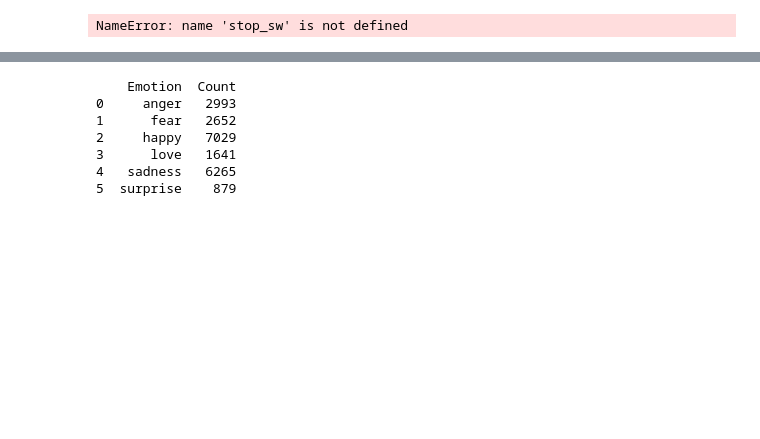
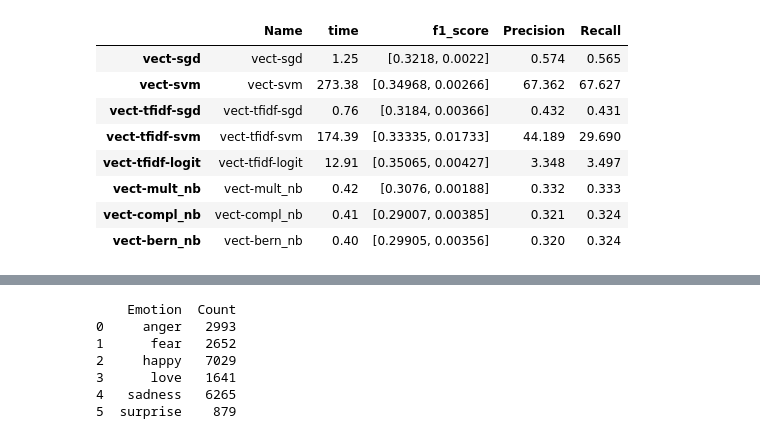
Before and after one commit to ejhb/audit, a Jupyter notebook: 2020/12-december/09-emotion/testing_zone/testing.ipynb, the cells around one changed output, grey strips where cells are left out. Saved outputs shown, nothing was run; the diff lists cells and outputs as text; code cells hidden in the pictures; blank space fills up the shorter version.

```diff
--- a/2020/12-december/09-emotion/testing_zone/testing.ipynb
+++ b/2020/12-december/09-emotion/testing_zone/testing.ipynb
@@ -39,7 +40,7 @@ pd.reset_option("^display") ##Reset display option
 # %%
 #-----------------------------------------------------------FUNCTIONS--------------------------------------------------------------------#
 def get_top_n_words(corpus,d,n=None):
-    vec = CountVectorizer().fit(corpus.str(lower))
+    vec = CountVectorizer().fit(corpus)
     bag_of_words = vec.transform(corpus)
     sum_words = bag_of_words.sum(axis=0)
     words_freq = [(word, sum_words[0, idx]) for word, idx in     vec.vocabulary_.items()]
@@ -83,8 +84,10 @@ def run_pipes(pipes, splits=10, test_size=0.2, seed=42):
             y = pipe.predict(X_test)
             res[name].append([
                 fit_time,
-                f1_score(y_test, y, average = 'micro')
-            ])
+                f1_score(y_test, y, average = 'micro'),
+                precision_score(y_test, y, average = 'micro'),
+                recall_score(y_test, y, average = 'micro')
+])
     return res
 
 def print_table(res):
@@ -93,8 +96,11 @@ def print_table(res):
     for model in res:
         arr = np.array(res[model])
         final[model] = {
+            "Name" :model,
             "time" : arr[:, 0].mean().round(2),
-            "f1_score": [arr[:,1].mean().round(5),arr[:,1].std().round(5)]
+            "f1_score": [arr[:,1].mean().round(5),arr[:,1].std().round(5)],
+            "Precision": arr[: 2].mean().round(5).round(5),
+            "Recall": arr[: 3].mean().round(5).round(5)
                     }
 
     df = pd.DataFrame.from_dict(final, orient="index").round(3)
@@ -121,12 +125,11 @@ TypeError: argument of type 'NoneType' is not iterable
 # %%
-df1 = pd.read_csv('../data/emotion_final.csv')
+# df1 = pd.read_csv('../data/kaggle_emotion.csv')
 
-exclude = set(string.punctuation) # exclude = punctuation strings
-stop_word = stopwords.words('english') # we choosing stop words of english dict
-stop_word_punct = stop_sw.extend(exclude) # we add strings punctions to stop word dict
+# exclude = set(string.punctuation) # exclude = punctuation strings
+# stop_word = stopwords.words('english') # we choosing stop words of english dict
+# stop_word_punct = stop_word.extend(exclude) # we add strings punctions to stop word dict
 
-corpus = np.array(df1["Text"])
-targets = np.array(df1["Emotion"])
-targets = np.array([1 if x == "sadness" else 2 if x=="anger" else 3 if x=="love" else 4 if x=="surprise" else 5 if x=="fear" else 6 for x in targets])
+# corpus = np.array(df1["Text"])
+# targets = np.array(df1["Emotion"])
+# targets = np.array([1 if x == "sadness" else 2 if x=="anger" else 3 if x=="love" else 4 if x=="surprise" else 5 if x=="fear"
+# else 6 for x in targets])
-# %% [output]
-NameError: name 'stop_sw' is not defined
@@ -172,5 +185,18 @@ pipe8 = Pipeline([
     ('bern_nb', BernoulliNB()),
 ])
 # %%
-res = run_pipes([pipe0, pipe1, pipe2, pipe3, pipe4, pipe5, pipe6, pipe7, pipe8], splits=5)
-print_table(res)
+# res = run_pipes([pipe0, pipe1, pipe2, pipe3, pipe4, pipe5, pipe6, pipe7, pipe8], splits=5)
+# oui2 = print_table(res)
+# %%
+oui2 = print_table(res)
+oui2
+# %% [output]
+|  | Name | time | f1_score | Precision | Recall |
+| vect-sgd | vect-sgd | 1.25 | [0.3218, 0.0022] | 0.574 | 0.565 |
+| vect-svm | vect-svm | 273.38 | [0.34968, 0.00266] | 67.362 | 67.627 |
+| vect-tfidf-sgd | vect-tfidf-sgd | 0.76 | [0.3184, 0.00366] | 0.432 | 0.431 |
+| vect-tfidf-svm | vect-tfidf-svm | 174.39 | [0.33335, 0.01733] | 44.189 | 29.690 |
+| vect-tfidf-logit | vect-tfidf-logit | 12.91 | [0.35065, 0.00427] | 3.348 | 3.497 |
+| vect-mult_nb | vect-mult_nb | 0.42 | [0.3076, 0.00188] | 0.332 | 0.333 |
+| vect-compl_nb | vect-compl_nb | 0.41 | [0.29007, 0.00385] | 0.321 | 0.324 |
+| vect-bern_nb | vect-bern_nb | 0.40 | [0.29905, 0.00356] | 0.320 | 0.324 |
```
Also changed, not shown: parts of 27 cells of this notebook, 22 other files.
